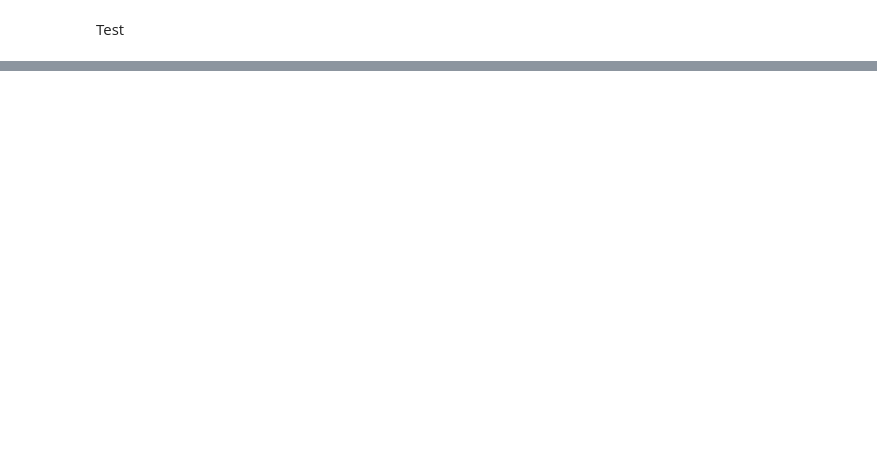
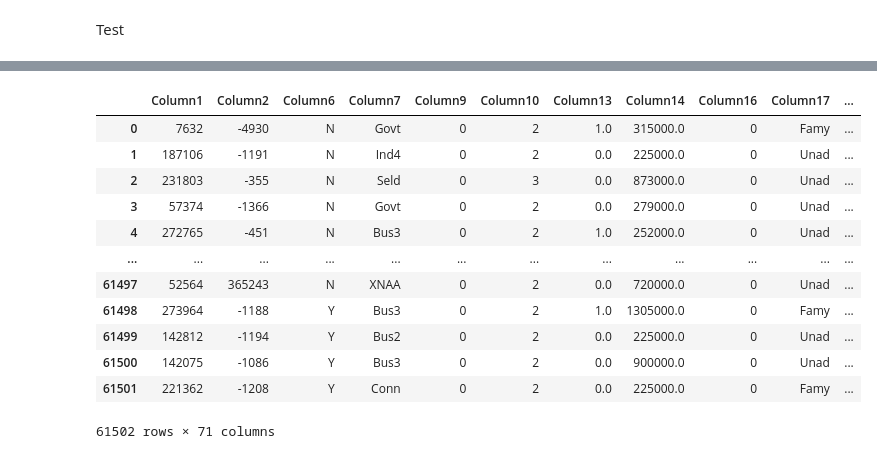
Before and after one commit to igyccmt/Project1, a Jupyter notebook: Project.ipynb, the cells around one changed output, grey strips where cells are left out. Drawn from its saved outputs; the diff is of its cells as text; code cells hidden in the pictures; blank space fills up the shorter version.

```diff
--- a/Project.ipynb
+++ b/Project.ipynb
@@ -808,2 +811,22 @@ testdf
 # %%
 testdf = testdf.drop(columns=["Column122"], axis=1)
+# %%
+for c,v in testdf.isnull().sum().items():
+    if v > (testdf.shape[0]*(0.20)): #if the missing value is more than 20% of the data, then that column is not informative for me
+        testdf = testdf.drop(columns=c, axis = 1) #so i drop it
+# %%
+testdf
+# %% [output]
+|  | Column1 | Column2 | Column6 | Column7 | Column9 | Column10 | Column13 | Column14 | Column16 | Column17 | ... |
+| 0 | 7632 | -4930 | N | Govt | 0 | 2 | 1.0 | 315000.0 | 0 | Famy | ... |
+| 1 | 187106 | -1191 | N | Ind4 | 0 | 2 | 0.0 | 225000.0 | 0 | Unad | ... |
+| 2 | 231803 | -355 | N | Seld | 0 | 3 | 0.0 | 873000.0 | 0 | Unad | ... |
+| 3 | 57374 | -1366 | N | Govt | 0 | 2 | 0.0 | 279000.0 | 0 | Unad | ... |
+| 4 | 272765 | -451 | N | Bus3 | 0 | 2 | 1.0 | 252000.0 | 0 | Unad | ... |
+| ... | ... | ... | ... | ... | ... | ... | ... | ... | ... | ... | ... |
+| 61497 | 52564 | 365243 | N | XNAA | 0 | 2 | 0.0 | 720000.0 | 0 | Unad | ... |
+| 61498 | 273964 | -1188 | Y | Bus3 | 0 | 2 | 1.0 | 1305000.0 | 0 | Famy | ... |
+| 61499 | 142812 | -1194 | Y | Bus2 | 0 | 2 | 0.0 | 225000.0 | 0 | Unad | ... |
+| 61500 | 142075 | -1086 | Y | Bus3 | 0 | 2 | 0.0 | 900000.0 | 0 | Unad | ... |
+| 61501 | 221362 | -1208 | Y | Conn | 0 | 2 | 0.0 | 225000.0 | 0 | Famy | ... |
+61502 rows × 71 columns
```
Also changed, not shown: parts of 40 cells of this notebook.
